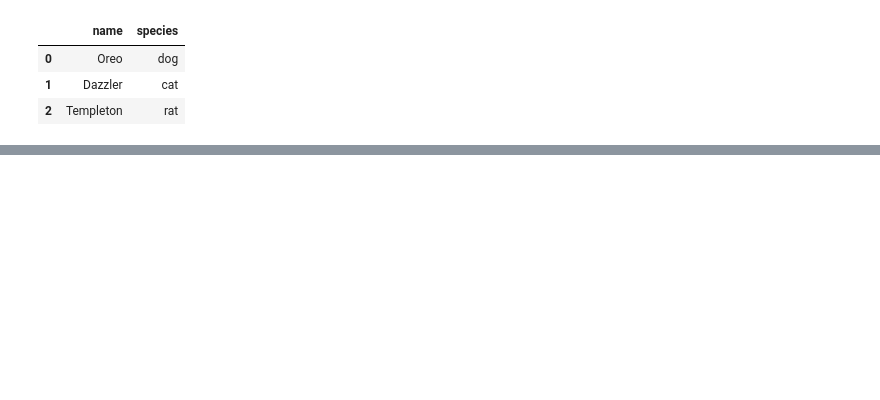
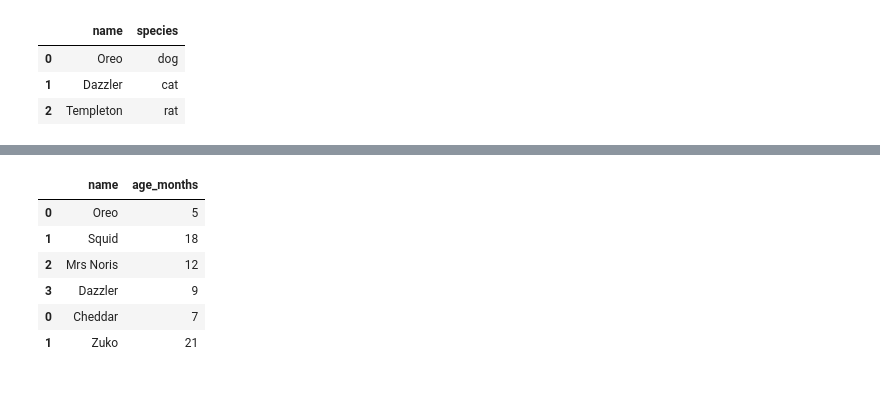
Before and after one commit to AllenInstitute/RADS_Coding_Tutorials, a Jupyter notebook: jupyter_notebook_tutorials/Data_Cleaning_with_Pandas.ipynb, the cells around one changed output, grey strips where cells are left out. Cells and saved outputs as stored; diff of their text form; code cells hidden in the pictures; blank space fills up the shorter version.

```diff
--- a/jupyter_notebook_tutorials/Data_Cleaning_with_Pandas.ipynb
+++ b/jupyter_notebook_tutorials/Data_Cleaning_with_Pandas.ipynb
@@ -1481,2 +1495,15 @@ concat_df = pd.Concat
+# %%
+# dict_df1 and dict_df2 have the same structure without redundancy
+# so they're good candidates for concatenation.
+
+pd.concat([dict_df1, dict_df2])
+# %% [output]
+|  | name | age_months |
+| 0 | Oreo | 5 |
+| 1 | Squid | 18 |
+| 2 | Mrs Noris | 12 |
+| 3 | Dazzler | 9 |
+| 0 | Cheddar | 7 |
+| 1 | Zuko | 21 |
 # %% [markdown]
-<a id='merge_left'></a>
+<a id='reset_index'></a>
```
Also changed, not shown: parts of 32 cells of this notebook, 6 other files.
